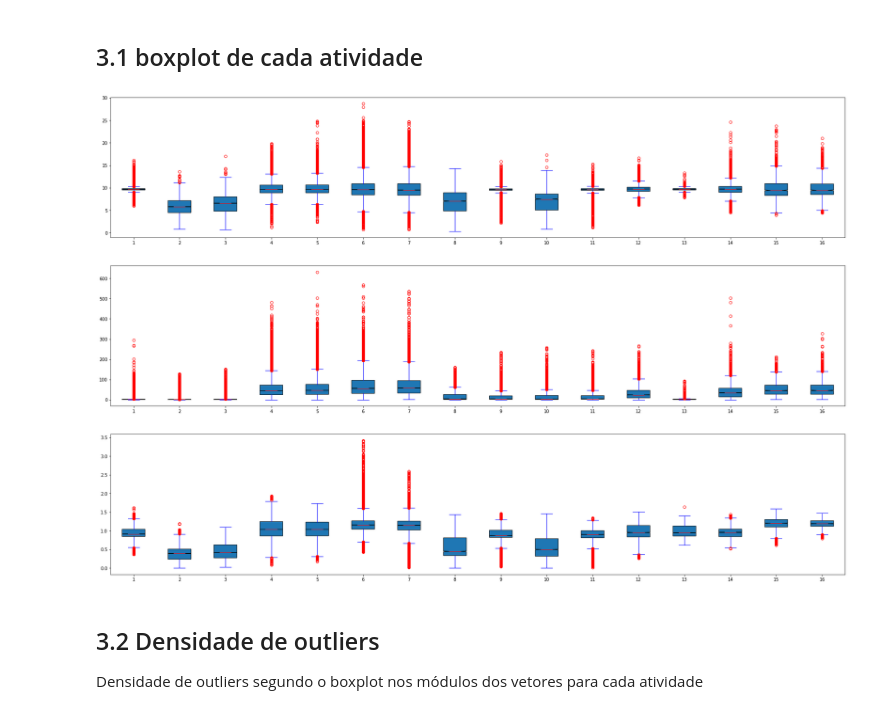
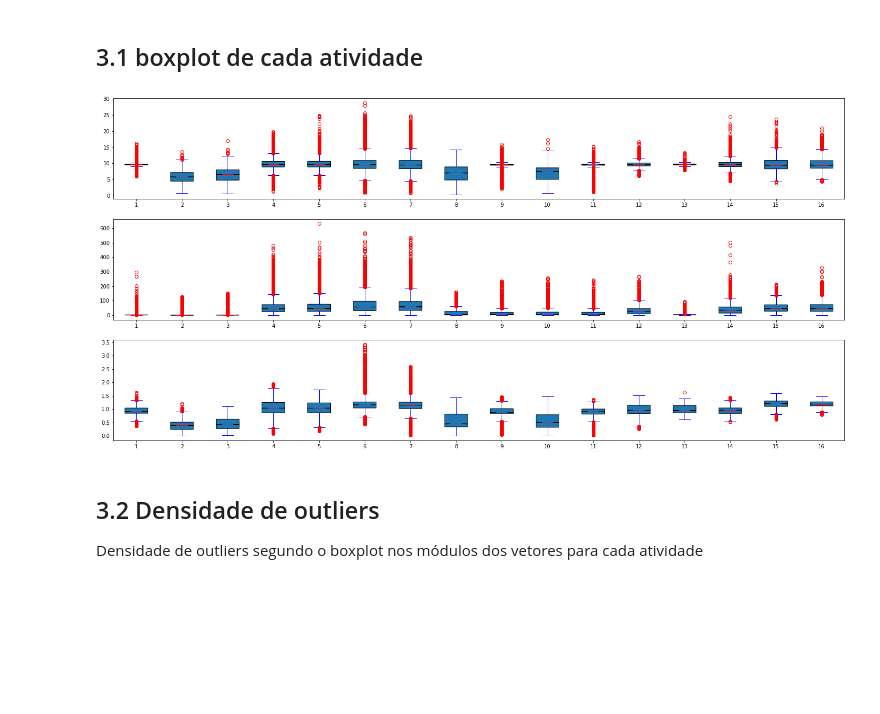
Before and after one commit to eduardofbneves/TCD-TL, a Jupyter notebook: mainActivity_partA.ipynb, the cells around one changed output. Saved outputs shown, nothing was run; the diff lists cells and outputs as text; code cells hidden in the pictures; blank space fills up the shorter version.

```diff
--- a/mainActivity_partA.ipynb
+++ b/mainActivity_partA.ipynb
@@ -29,7 +29,10 @@ import math
 # importar livraria que contem as funcoes das features
 import featuresFunctions
 
-matplotlib.rcParams['figure.figsize'] = [30, 20]
+# estabelecer o tamanho preset das figuras
+w = 25
+l = 12
+matplotlib.rcParams['figure.figsize'] = [w, l]
 import warnings
 warnings.filterwarnings("ignore")
 # %% [markdown]
@@ -72,37 +75,36 @@ t_mag = np.sqrt(np.add(np.square(array[:,7]),
 
 # act1 = t_acc[array[:,-1]==5]
 activities = np.arange(1, 17)
-box_acc = [] # TODO ver se dá para fazer isto com np.array
+box_acc = []
 box_gyr = []
 box_mag = []
 for i in range(1,17):
     act = (array[:,-1]==i)
     #length = np.sum(act)
     box_acc.append(t_acc[act])
     box_gyr.append(t_gyr[act])
     box_mag.append(t_mag[act])
 
-c = "blue"
+
 fig, axs = plt.subplots(3)
 axs[0].boxplot(box_acc, notch=True, patch_artist=True,
             capprops=dict(color="blue"),
             whiskerprops=dict(color="blue"),
             flierprops=dict(color="red", markeredgecolor="red"),
             medianprops=dict(color="red"))
 axs[1].boxplot(box_gyr, notch=True, patch_artist=True,
             capprops=dict(color="blue"),
             whiskerprops=dict(color="blue"),
             flierprops=dict(color="red", markeredgecolor="red"),
             medianprops=dict(color="red"))
 axs[2].boxplot(box_mag, notch=True, patch_artist=True,
             capprops=dict(color="blue"),
             whiskerprops=dict(color="blue"),
             flierprops=dict(color="red", markeredgecolor="red"),
             medianprops=dict(color="red"))
-plt.rcParams['figure.figsize'] = [30, 20]
 plt.show()
 # %% [output]
-[figure, old version]
+[figure, new version]
 # %% [markdown]
 ## 3.2 Densidade de outliers
 
```
Also changed, not shown: parts of 16 cells of this notebook.
